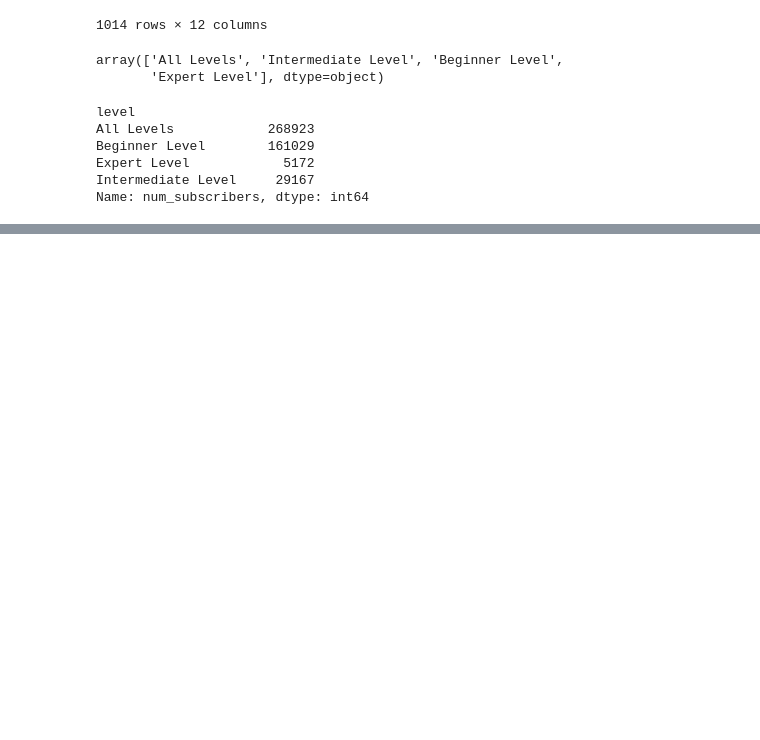
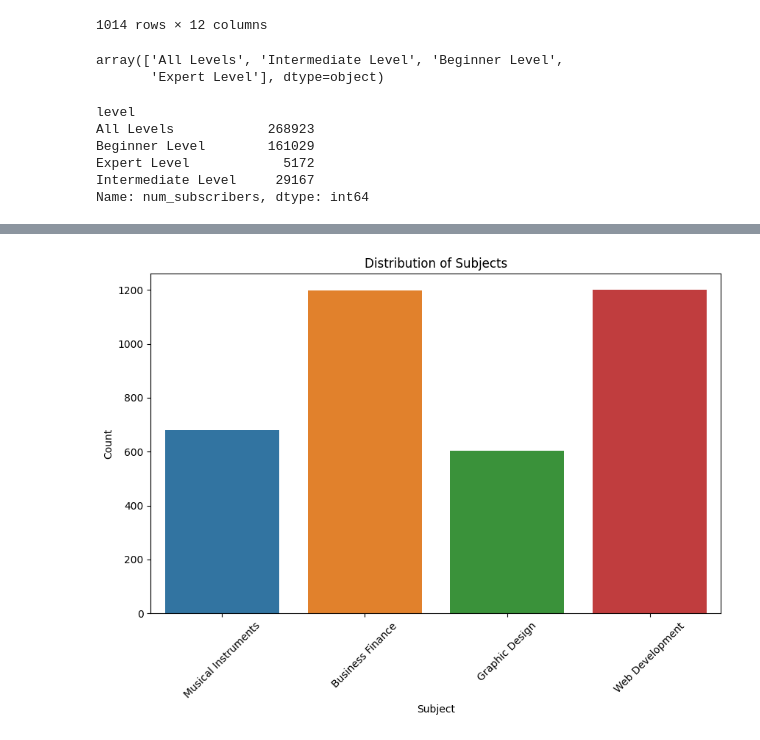
Before and after one commit to Tanay-Dwivedi/Udemy-Courses-Data-Analysis, a Jupyter notebook: udemy_courses_data_analysis.ipynb, the cells around one changed output, grey strips where cells are left out. Cells and saved outputs as stored; diff of their text form; code cells hidden in the pictures; blank space fills up the shorter version.

Commit message:
Udemy Courses Data Analysis

```diff
--- a/udemy_courses_data_analysis.ipynb
+++ b/udemy_courses_data_analysis.ipynb
@@ -288,0 +293,12 @@ df.groupby("level").max()
+# %%
+# Distribution of subjects
+
+plt.figure(figsize=(10, 6))
+sb.countplot(data=df, x='subject', hue = "subject")
+plt.title('Distribution of Subjects')
+plt.xlabel('Subject')
+plt.ylabel('Count')
+plt.xticks(rotation=45)
+plt.show()
+# %% [output]
+[figure, added]
```
Also changed, not shown: parts of 4 cells of this notebook.
